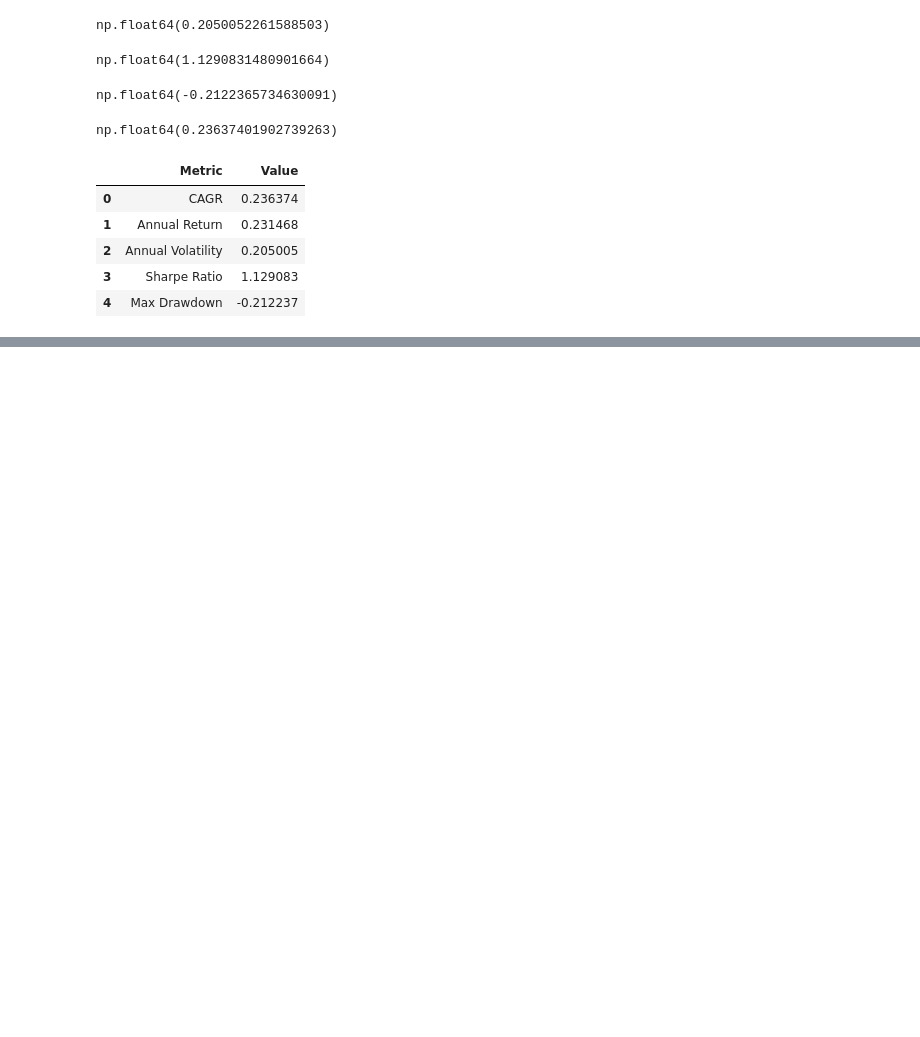
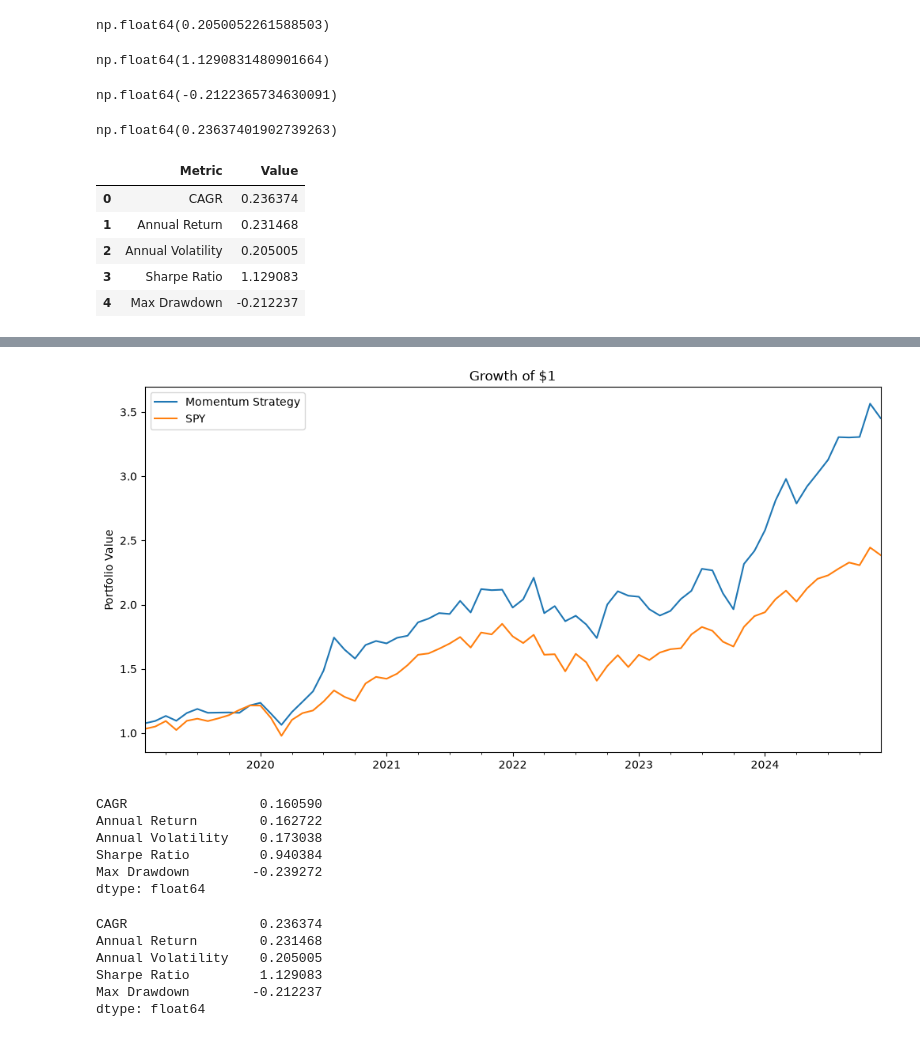
Before and after one commit to HaiSonVu/Financial-platform, a Jupyter notebook: notebooks/03_backtesting.ipynb, the cells around one changed output, grey strips where cells are left out. Cells and saved outputs as stored; diff of their text form; code cells hidden in the pictures; blank space fills up the shorter version.

Commit message:
Compared my strategy to SPY, also ran the strategy with the exclusion of the most exposed stock

```diff
--- a/notebooks/03_backtesting.ipynb
+++ b/notebooks/03_backtesting.ipynb
@@ -217,3 +227,20 @@ metrics
 | 2 | Annual Volatility | 0.205005 |
 | 3 | Sharpe Ratio | 1.129083 |
 | 4 | Max Drawdown | -0.212237 |
+# %%
+import yfinance as yf
+
+# Download SPY data for comparison
+spy = yf.download(
+    "SPY",
+    start="2018-01-01",
+    end="2025-01-01",
+    auto_adjust=True
+)
+# Convert to monthly data
+spy_close = spy["Close"]["SPY"]
+spy_monthly = spy_close.resample("ME").last()
+# Calculate SPY  monthly returns
+spy_returns = spy_monthly.pct_change()
+
+spy_returns.head()
@@ -219,0 +256,30 @@ metrics
+# %%
+# Align the SPY dates with the portfolio dates
+spy_returns = spy_returns.loc[
+    portfolio.index
+]
+# Calculate the cumulative growth of SPY, starting at $1
+spy_growth = (
+    1 + spy_returns
+).cumprod()
+# %%
+import matplotlib.pyplot as plt
+fig, ax = plt.subplots(figsize=(12,6))
+
+portfolio_growth.plot(
+    ax=ax,
+    label="Momentum Strategy"
+)
+
+spy_growth.plot(
+    ax=ax,
+    label="SPY"
+)
+
+ax.set_title("Growth of $1")
+ax.set_ylabel("Portfolio Value")
+ax.legend()
+
+plt.show()
+# %% [output]
+[figure, added]
@@ -219,0 +307,31 @@ metrics
+# %%
+
+# Calculate performance metrics for SPY
+spy_metrics = calculate_performance_metrics(
+    spy_returns,
+    spy_growth
+)
+
+spy_metrics
+# %% [output]
+CAGR                 0.160590
+Annual Return        0.162722
+Annual Volatility    0.173038
+Sharpe Ratio         0.940384
+Max Drawdown        -0.239272
+dtype: float64
+# %%
+#Calculate performance metrics for the momentum strategy
+momentum_metrics = calculate_performance_metrics(
+    portfolio,
+    portfolio_growth
+)
+
+momentum_metrics
+# %% [output]
+CAGR                 0.236374
+Annual Return        0.231468
+Annual Volatility    0.205005
+Sharpe Ratio         1.129083
+Max Drawdown        -0.212237
+dtype: float64
```
Also changed, not shown: parts of 12 cells of this notebook, 2 other files.
